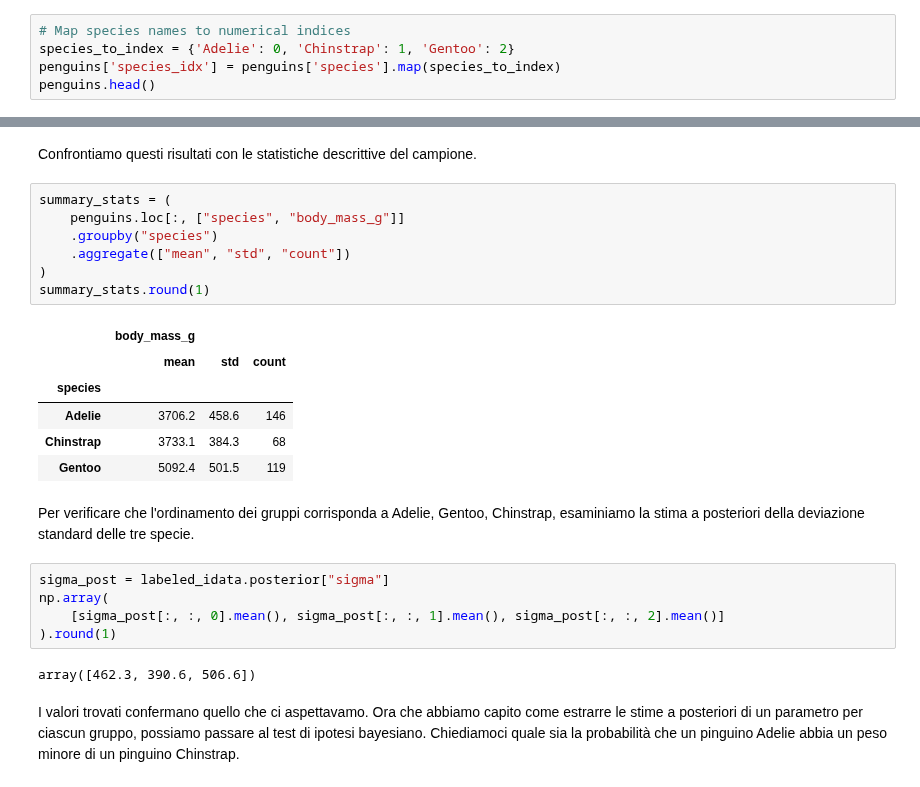
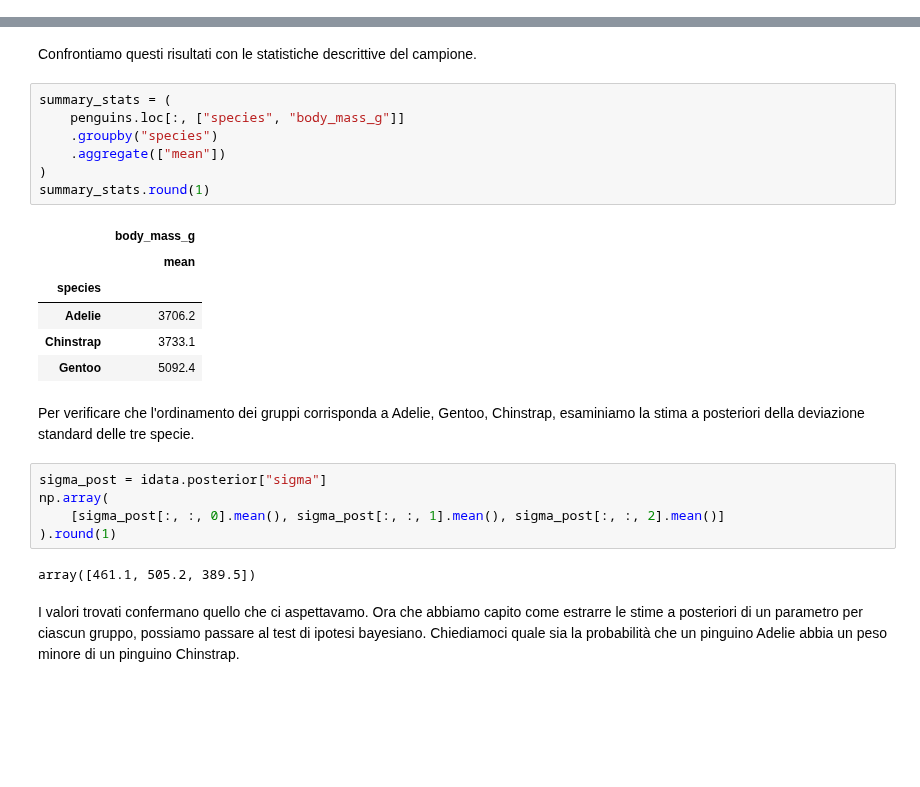
Before and after one commit to ccaudek/ds4psy, a Jupyter notebook: chapter_4/24_multiple_groups.ipynb, the cells around one changed output, grey strips where cells are left out. Saved outputs shown, nothing was run; the diff lists cells and outputs as text; blank space fills up the shorter version.

```diff
--- a/chapter_4/24_multiple_groups.ipynb
+++ b/chapter_4/24_multiple_groups.ipynb
@@ -233,5 +212,0 @@ Nel modello seguente, conduciamo un'analisi in cui un singolo modello viene appl
-# %%
-# Map species names to numerical indices
-species_to_index = {'Adelie': 0, 'Chinstrap': 1, 'Gentoo': 2}
-penguins['species_idx'] = penguins['species'].map(species_to_index)
-penguins.head()
@@ -409,26 +307,26 @@ Confrontiamo questi risultati con le statistiche descrittive del campione.
 # %%
 summary_stats = (
     penguins.loc[:, ["species", "body_mass_g"]]
     .groupby("species")
-    .aggregate(["mean", "std", "count"])
+    .aggregate(["mean"])
 )
 summary_stats.round(1)
 # %% [output]
-|  | body_mass_g |  |  |
-|  | mean | std | count |
-| species |  |  |  |
-| Adelie | 3706.2 | 458.6 | 146 |
-| Chinstrap | 3733.1 | 384.3 | 68 |
-| Gentoo | 5092.4 | 501.5 | 119 |
+|  | body_mass_g |
+|  | mean |
+| species |  |
+| Adelie | 3706.2 |
+| Chinstrap | 3733.1 |
+| Gentoo | 5092.4 |
 # %% [markdown]
 Per verificare che l'ordinamento dei gruppi corrisponda a Adelie, Gentoo, Chinstrap, esaminiamo la stima a posteriori della deviazione standard delle tre specie.
 # %%
-sigma_post = labeled_idata.posterior["sigma"]
+sigma_post = idata.posterior["sigma"]
 np.array(
     [sigma_post[:, :, 0].mean(), sigma_post[:, :, 1].mean(), sigma_post[:, :, 2].mean()]
 ).round(1)
 # %% [output]
-array([462.3, 390.6, 506.6])
+array([461.1, 505.2, 389.5])
 # %% [markdown]
 I valori trovati confermano quello che ci aspettavamo. Ora che abbiamo capito come estrarre le stime a posteriori di un parametro per ciascun gruppo, possiamo passare al test di ipotesi bayesiano.
 Chiediamoci quale sia la probabilità che un pinguino Adelie abbia un peso minore di un pinguino Chinstrap.
```
Also changed, not shown: parts of 57 cells of this notebook, 5 other files.
